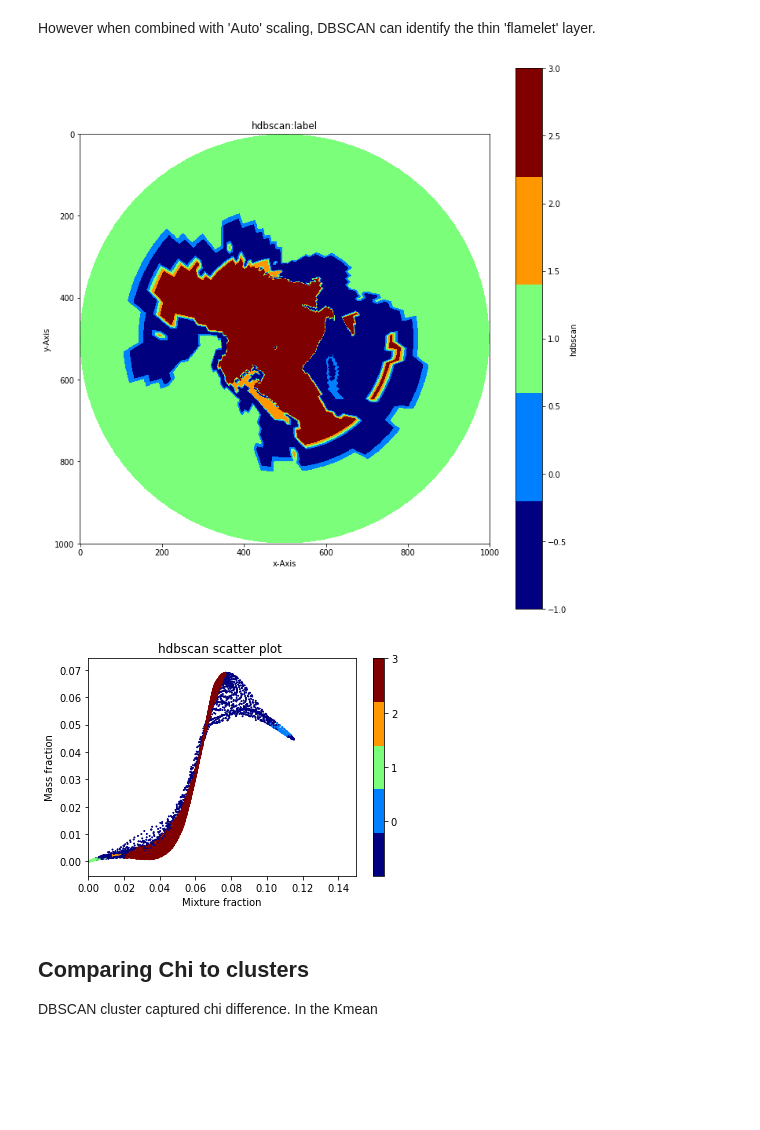
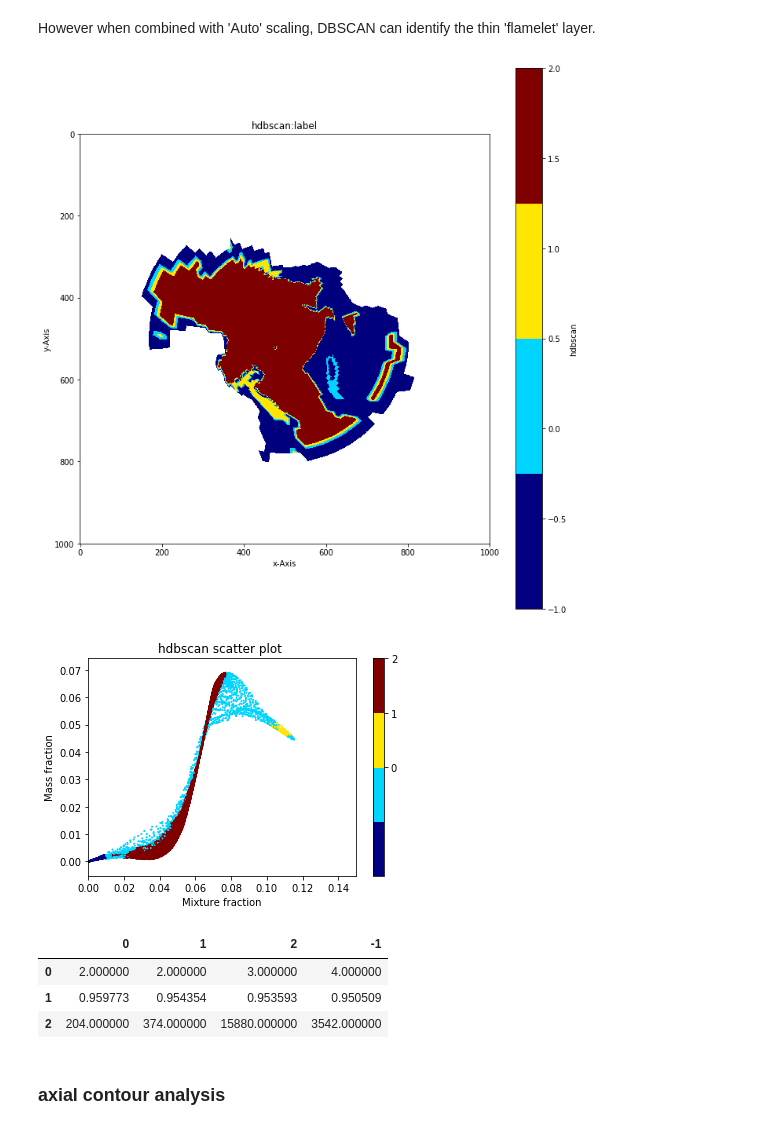
Before and after one commit to mhansinger/Clustering_combustion, a Jupyter notebook: combustionClustering.ipynb, the cells around one changed output. Cells and saved outputs as stored; diff of their text form; code cells hidden in the pictures; blank space fills up the shorter version.

```diff
--- a/combustionClustering.ipynb
+++ b/combustionClustering.ipynb
@@ -82,9 +103,13 @@ scaling the data before clustering will affect the results. Using 'Auto' scaling
 # %%
 from data_clustering import data_scaling
+data_name = 'plane_yz_50.csv'
+df, mesh = read_data(data_name)
 dsc = data_scaling(df,'Auto')
 kmeans = KMeans(n_clusters=5, random_state=42)
-plot_cluster(data_name,mesh, dsc, kmeans,method='kmeans')
-df['label']=dsc['label']
+df,cmap,cluster = clustering(df,dsc,kmeans)
+plot_contour(data_name, mesh, df['label'], mask=df['f_Bilger'] < 0.01,cmap=cmap)
 plot_scatter(df, 'CO',method='kmeans')
-kmeans_label=dsc['label'].copy()
+kmeans_label_r=df['label'].copy()
+df_r=df.copy()
+cluster.head()
 # %% [output]
@@ -94,10 +123,15 @@ kmeans_label=dsc['label'].copy()
 However when combined with 'Auto' scaling, DBSCAN can identify the thin 'flamelet' layer.
 # %%
 hdbscan_model = hdbscan.HDBSCAN(min_cluster_size=200)
-plot_cluster(data_name,mesh,dsc,hdbscan_model,method='hdbscan')
-df['label']=dsc['label']
+df,cmap,cluster = clustering(df,dsc,hdbscan_model)
+plot_contour(data_name, mesh, df['label'], mask=df['f_Bilger'] < 0.01,cmap=cmap,method='hdbscan')
 plot_scatter(df, 'CO',method='hdbscan')
-dbscan_label=dsc['label'].copy()
+dbscan_label_r=df['label'].copy()
+cluster.head()
 # %% [output]
-[figure, old version]
+[figure, new version]
-[figure, old version]
+[figure, new version]
+|  | 0 | 1 | 2 | -1 |
+| 0 | 2.000000 | 2.000000 | 3.000000 | 4.000000 |
+| 1 | 0.959773 | 0.954354 | 0.953593 | 0.950509 |
+| 2 | 204.000000 | 374.000000 | 15880.000000 | 3542.000000 |
@@ -109,3 +138,2 @@ dbscan_label=dsc['label'].copy()
-# %% [markdown]
-## Comparing Chi to clusters
-DBSCAN cluster captured chi difference. In the Kmean
+# %% [markdown]
+### axial contour analysis
```
Also changed, not shown: parts of 22 cells of this notebook, 1 other file.
